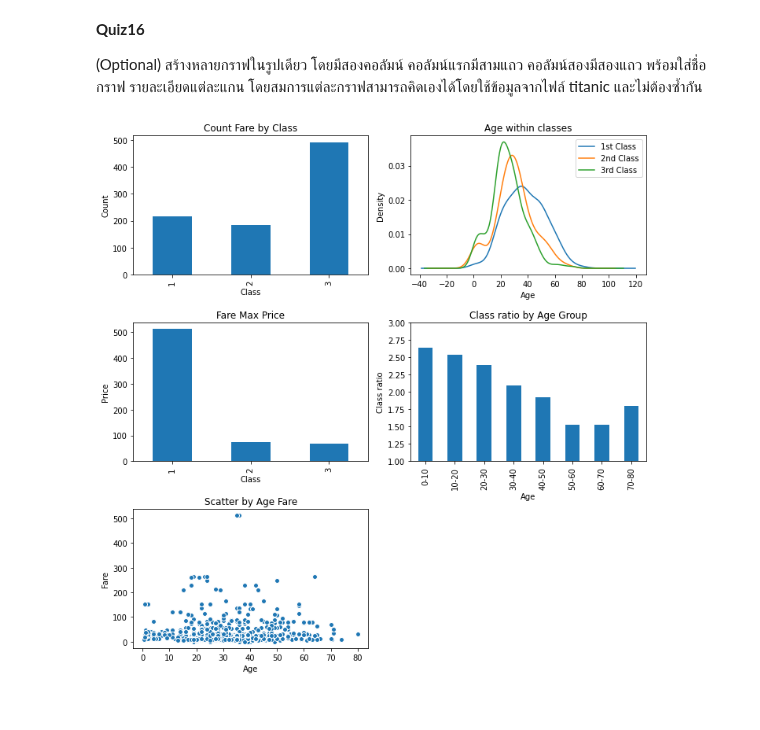
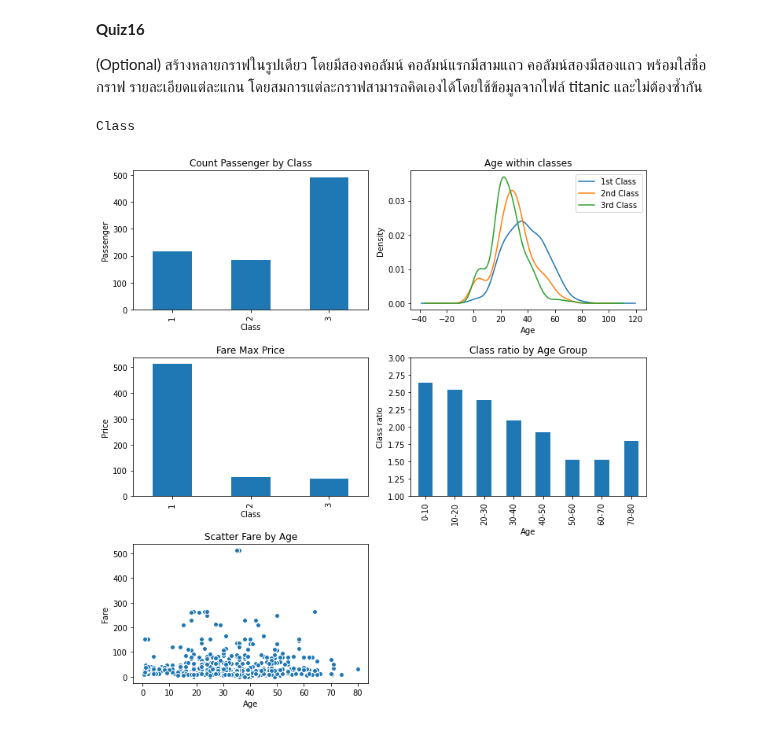
Before and after one commit to deen666/Homework_DataCamp2, a Jupyter notebook: Matplotlib/Matplotlib.ipynb, the cells around one changed output. Cells and saved outputs as stored; diff of their text form; code cells hidden in the pictures.

```diff
--- a/Matplotlib/Matplotlib.ipynb
+++ b/Matplotlib/Matplotlib.ipynb
@@ -337,36 +337,37 @@ Rated = df.groupby(['Age_group'])['Pclass'].mean()
 print('Class')
 
 fig = plt.figure(figsize=[10,10])
-ax1 = fig.add_subplot(321, title = 'Count Fare by Class')
-df.groupby(['Pclass'])['Fare'].count().plot(kind='bar')
+ax1 = fig.add_subplot(321, title = 'Count Passenger by Class')
+df.groupby(['Pclass'])['PassengerId'].count().plot(kind='bar')
 ax1.set_xlabel('Class')
-ax1.set_ylabel('Count')
+ax1.set_ylabel('Passenger')
 
 ax2 = fig.add_subplot(322,title ='Age within classes')
 df.Age[df.Pclass == 1].plot(kind='kde')
 df.Age[df.Pclass == 2].plot(kind='kde')
 df.Age[df.Pclass == 3].plot(kind='kde')
 ax2.set_xlabel("Age")
 ax2.legend(('1st Class', '2nd Class','3rd Class'),loc='best') ;
 
 ax3 = fig.add_subplot(323,title ='Fare Max Price')
 df.groupby(['Pclass'])['Fare'].max().plot(kind='bar')
 ax3.set_xlabel('Class')
 ax3.set_ylabel('Price')
 
 ax4 = fig.add_subplot(324,title ='Class ratio by Age Group')
 Rated.plot(kind='bar')
 ax4.set_ylim([1,3])
 ax4.set_xlabel('Age')
 ax4.set_ylabel('Class ratio')
 
 
-ax5 = fig.add_subplot(325,title ='Scatter by Age Fare')
+ax5 = fig.add_subplot(325,title ='Scatter Fare by Age')
 ax5.scatter(df['Age'],df['Fare'],edgecolor="w")
 ax5.set_xlabel('Age')
 ax5.set_ylabel('Fare')
 
 plt.tight_layout()
 plt.show()
 # %% [output]
+Class
-[figure, old version]
+[figure, new version]
```
